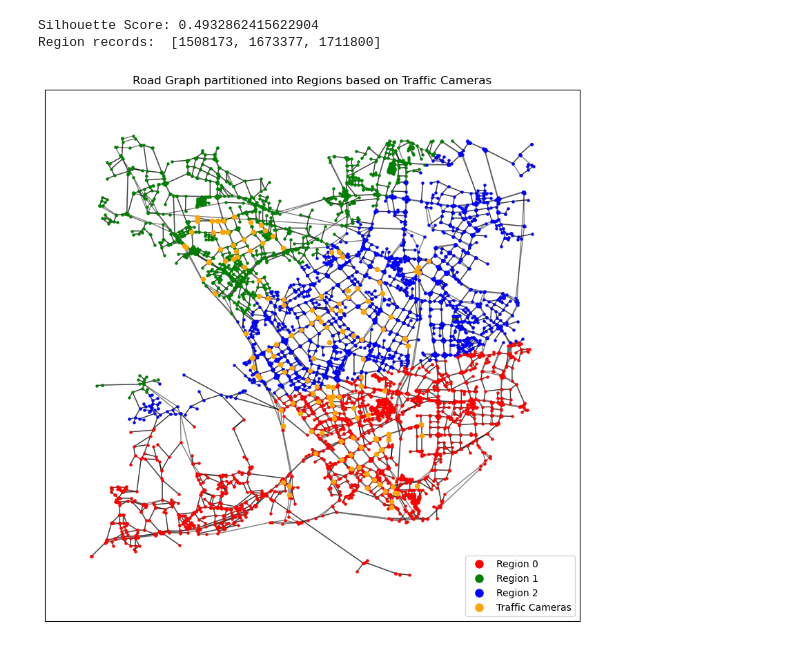
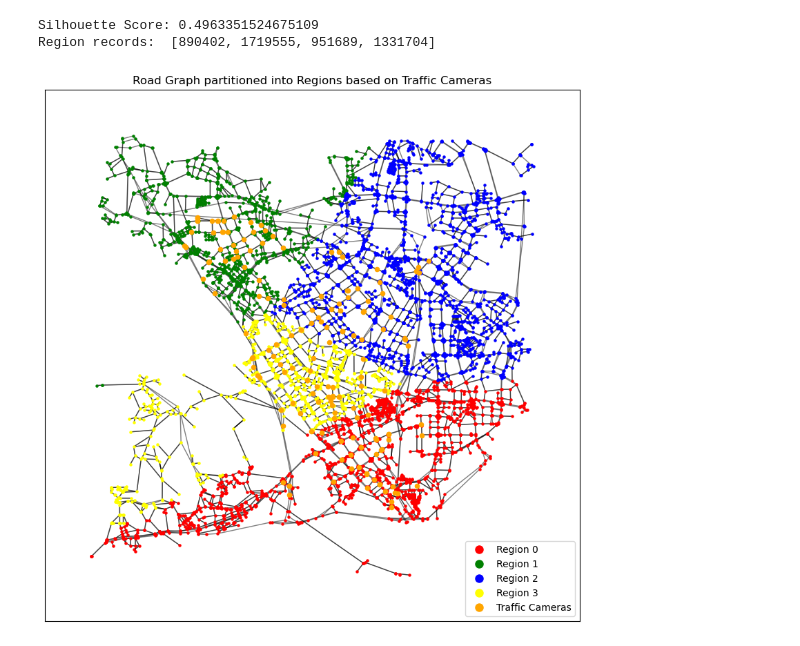
Before and after one commit to manuelck99/bachelors-thesis, a Jupyter notebook: bachelors_thesis/notebook/region_partitioning.ipynb, the cells around one changed output. Cells and saved outputs as stored; diff of their text form; code cells hidden in the pictures.

Commit message:
Fixed region records bug in region_partitioning.ipynb

```diff
--- a/bachelors_thesis/notebook/region_partitioning.ipynb
+++ b/bachelors_thesis/notebook/region_partitioning.ipynb
@@ -33,7 +33,7 @@ with open(f"{data_path}/dataset/records-{dataset}.json", mode="r", encoding="utf
 # %%
 # Parameters
 seed = 666
-number_of_regions = 3
+number_of_regions = 4
 colors = ["red", "green", "blue", "yellow", "orange", "cyan", "brown", "pink", "purple"]
 # %%
 nodes = [{"node_id": node, "x": road_graph.nodes[node]["x"], "y": road_graph.nodes[node]["y"]} for node in
@@ -52,12 +52,6 @@ k_means = cls.KMeans(number_of_regions, random_state=seed)
 regions = k_means.fit_predict(cameras_coordinates, sample_weight=cameras_records)
 print(f"Silhouette Score: {met.silhouette_score(cameras_coordinates, regions, random_state=seed)}")
 
-# Record distribution
-regions_records = [0 for _ in range(number_of_regions)]
-for region, camera in zip(regions, cameras):
-    regions_records[region] += camera["records"]
-print("Region records: ", regions_records)
-
 # Matching nodes to cluster centroids
 kd_tree = nb.KDTree(k_means.cluster_centers_)
 indices = kd_tree.query(nodes_coordinates, k=1, return_distance=False)
@@ -66,6 +60,23 @@ indices = indices.flatten()
 regions_nodes = [set() for _ in range(number_of_regions)]
 for index, node in zip(indices, nodes):
     regions_nodes[index].add(node["node_id"])
+
+
+def get_ids_of_cameras_in_region(region_nodes: set[int], cameras_dict: dict) -> set[int]:
+    camera_ids = set()
+    for camera in cameras_dict.values():
+        if camera["node_id"] in region_nodes:
+            camera_ids.add(camera["camera_id"])
+    return camera_ids
+
+
+# Record distribution
+regions_records = [0 for _ in range(number_of_regions)]
+for index, region_nodes in enumerate(regions_nodes):
+    cameras_ids = get_ids_of_cameras_in_region(region_nodes, cameras_dict)
+    for camera_id in cameras_ids:
+        regions_records[index] += cameras_dict[camera_id]["records"]
+print("Region records: ", regions_records)
 
 # Visualization
 fig, ax = plt.subplots(1, 1, figsize=(10, 10))
@@ -76,36 +87,36 @@ nx.draw_networkx_edges(
     pos,
     arrows=False,
     alpha=0.5,
     ax=ax
 )
 
 for index, nodes_ in enumerate(regions_nodes):
     nx.draw_networkx_nodes(
         road_graph,
         pos,
         node_color=colors[index],
         node_size=5,
         nodelist=nodes_,
         ax=ax
     )
 
 legend = list()
 for region in range(number_of_regions):
     legend.append(plt.Line2D([0], [0], marker="o", color="w", markerfacecolor=colors[region], markersize=10,
                              label=f"Region {region}"))
 
 ax.scatter(cameras_coordinates[:, 0], cameras_coordinates[:, 1], s=20, c="orange", zorder=100)
 legend.append(plt.Line2D([0], [0], marker="o", color="w", markerfacecolor="orange", markersize=10,
                          label=f"Traffic Cameras"))
 plt.legend(handles=legend)
 
 ax.set_title("Road Graph partitioned into Regions based on Traffic Cameras")
 
 plt.show()
 # %% [output]
-Silhouette Score: 0.4932862415622904
-Region records:  [1508173, 1673377, 1711800]
+Silhouette Score: 0.4963351524675109
+Region records:  [890402, 1719555, 951689, 1331704]
-[figure, old version]
+[figure, new version]
 # %%
 def get_number_of_cameras_in_nodes(nodes: set[int], cameras_dict: dict) -> int:
     camera_count = 0
```
Also changed, not shown: parts of 2 cells of this notebook.
